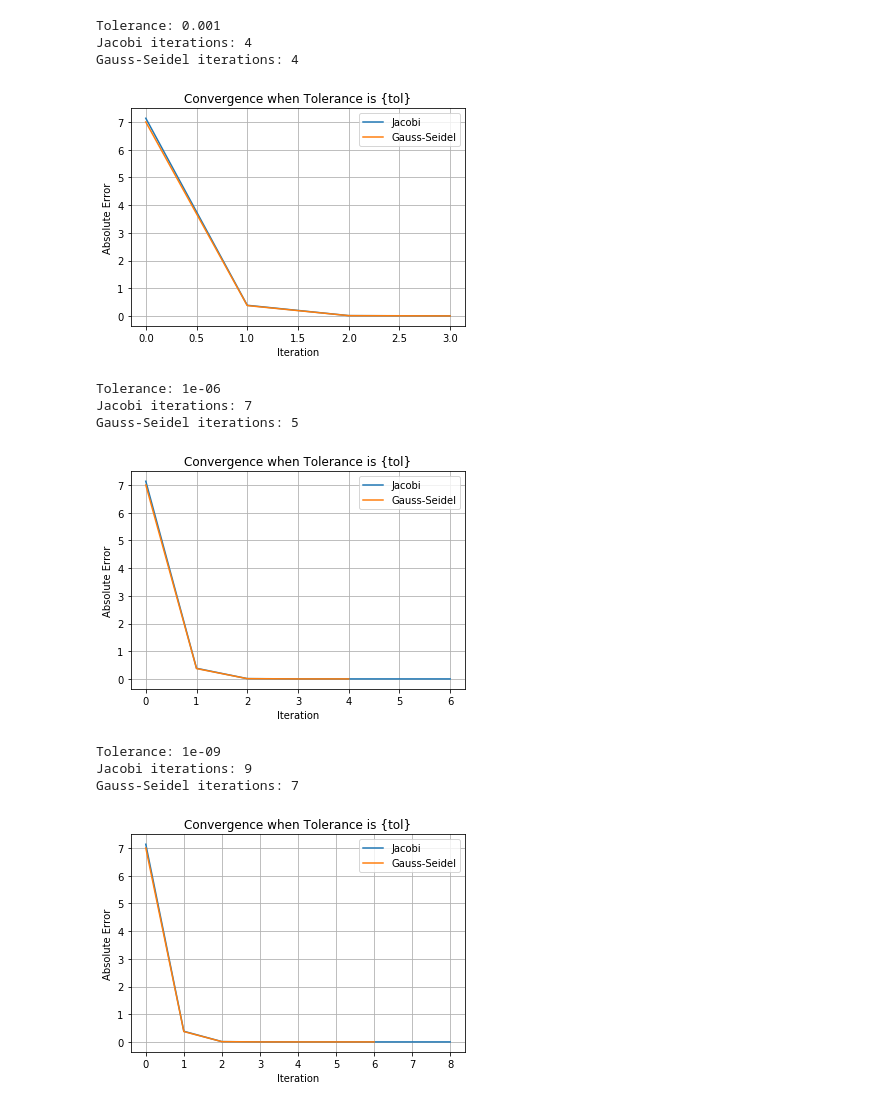
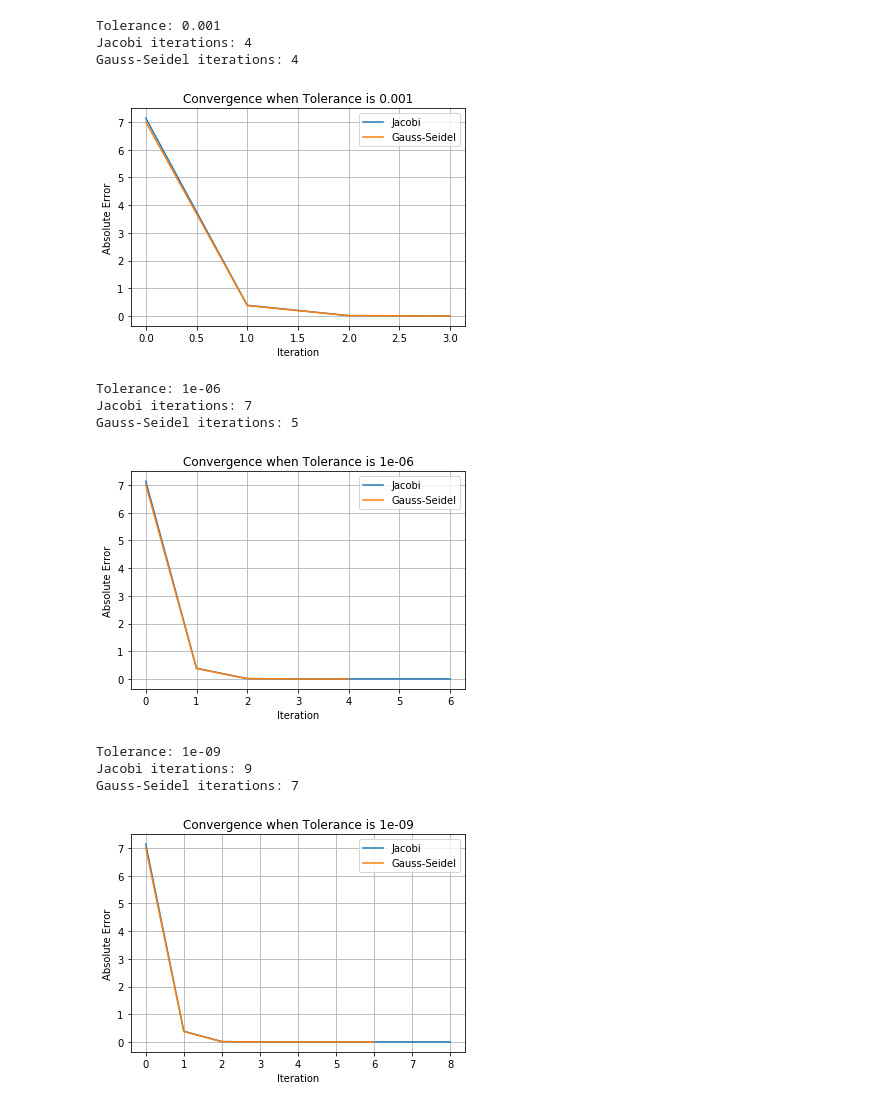
Before and after one commit to kaigandingco/coe311k, a Jupyter notebook: homework/kcg2279-HW4.ipynb, the cells around one changed output. Drawn from its saved outputs; the diff is of its cells as text; code cells hidden in the pictures.

```diff
--- a/homework/kcg2279-HW4.ipynb
+++ b/homework/kcg2279-HW4.ipynb
@@ -59,36 +59,36 @@ b = np.array([7.85, -19.3, 71.4], dtype=float)
 x0 = np.zeros_like(b)
 tolerances = np.array([1e-3, 1e-6, 1e-9])
 maxIterations = 100
 
 for tol in tolerances:
     jacobi_x, jacobi_iter, jacobi_err = jacobi(A, b, x0, tol, maxIterations)
     gs_x, gs_iter, gs_err = gauss_seidel(A, b, x0, tol, maxIterations)
 
     # Comparing number of iterations
     print(f"Tolerance: {tol}")
     print(f"Jacobi iterations: {jacobi_iter}")
     print(f"Gauss-Seidel iterations: {gs_iter}\n")
 
     # Plotting absolute error between iterations
     plt.figure()
     plt.plot(jacobi_err, label="Jacobi")
     plt.plot(gs_err, label="Gauss-Seidel")
     plt.xlabel("Iteration")
     plt.ylabel("Absolute Error")
-    plt.title("Convergence when Tolerance is {tol}")
+    plt.title(f"Convergence when Tolerance is {tol}")
     plt.legend()
     plt.grid()
     plt.show()
 # %% [output]
 Tolerance: 0.001
 Jacobi iterations: 4
 Gauss-Seidel iterations: 4
 [figure]
 Tolerance: 1e-06
 Jacobi iterations: 7
 Gauss-Seidel iterations: 5
-[figure, old version]
+[figure, new version]
 Tolerance: 1e-09
 Jacobi iterations: 9
 Gauss-Seidel iterations: 7
-[figure, old version]
+[figure, new version]
```
Also changed, not shown: parts of 1 cell of this notebook.
